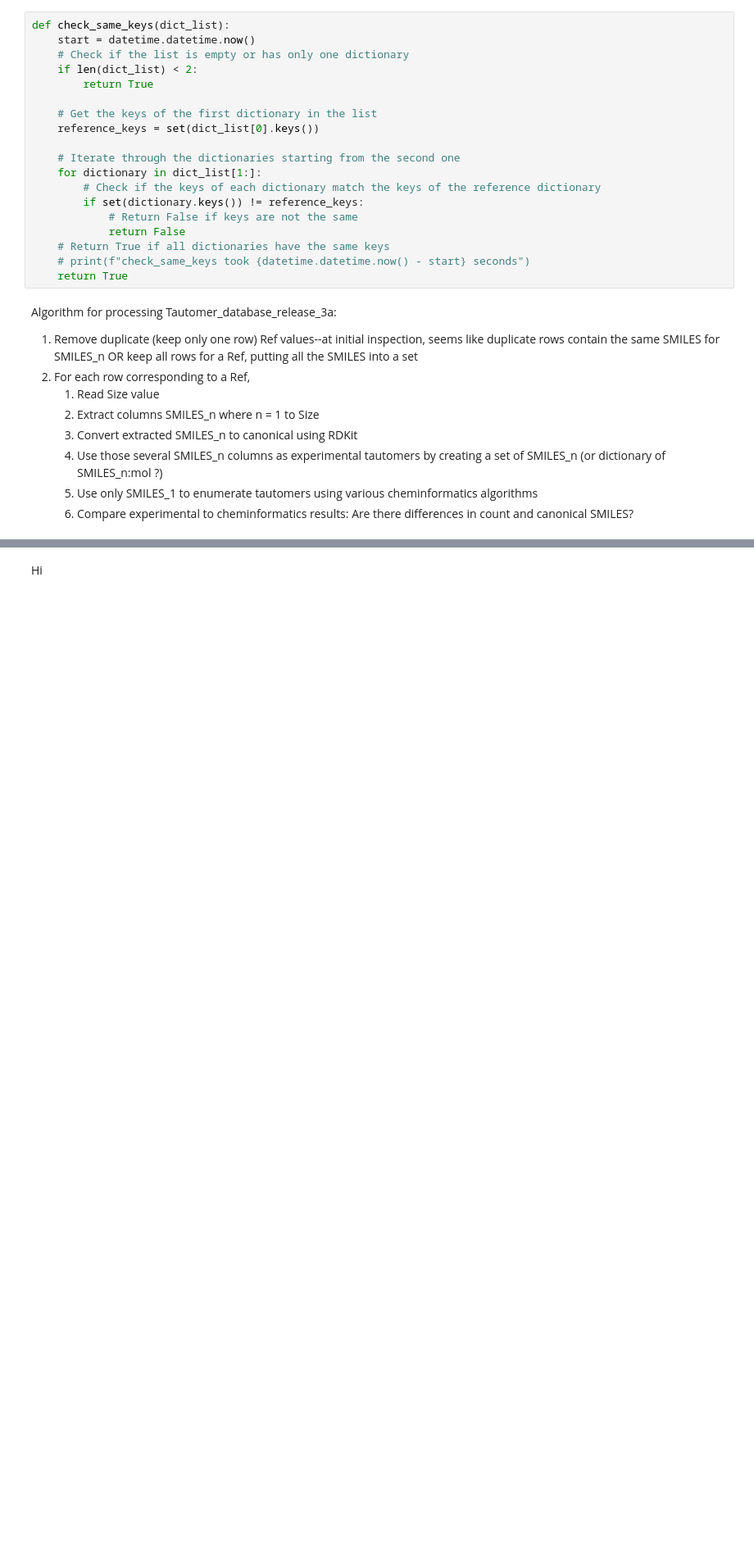
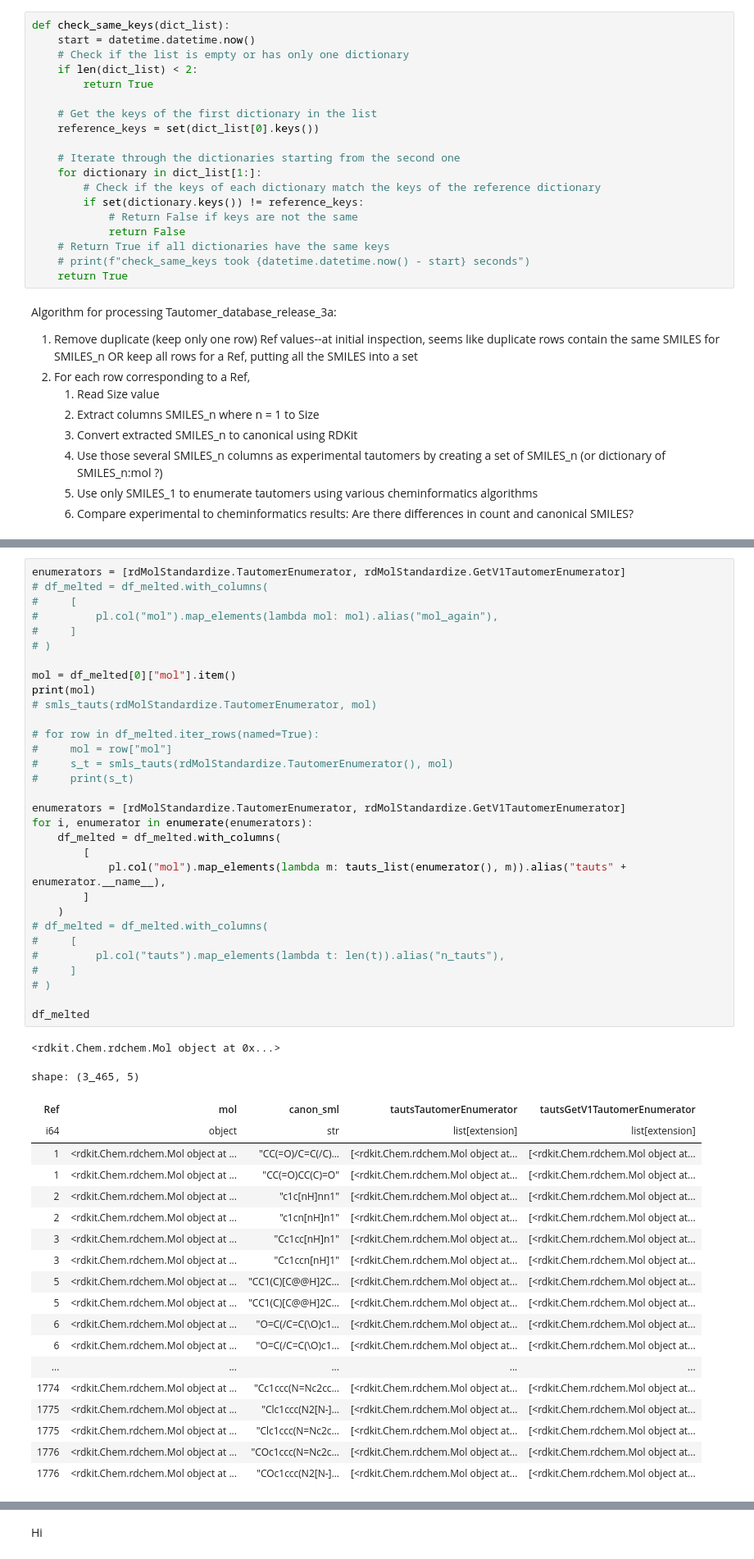
Before and after one commit to bertiewooster/bertiewooster.github.io, a Jupyter notebook: _notebooks/tautomer-algorithm-comparison.ipynb, the cells around one changed output, grey strips where cells are left out. Shown at 82% size. Cells and saved outputs as stored; diff of their text form; blank space fills up the shorter version.

```diff
--- a/_notebooks/tautomer-algorithm-comparison.ipynb
+++ b/_notebooks/tautomer-algorithm-comparison.ipynb
@@ -193,0 +146,52 @@ shape: (3_536, 2)
+# %%
+enumerators = [rdMolStandardize.TautomerEnumerator, rdMolStandardize.GetV1TautomerEnumerator]
+# df_melted = df_melted.with_columns(
+#     [
+#         pl.col("mol").map_elements(lambda mol: mol).alias("mol_again"),
+#     ]
+# )
+
+mol = df_melted[0]["mol"].item()
+print(mol)
+# smls_tauts(rdMolStandardize.TautomerEnumerator, mol)
+
+# for row in df_melted.iter_rows(named=True):
+#     mol = row["mol"]
+#     s_t = smls_tauts(rdMolStandardize.TautomerEnumerator(), mol)
+#     print(s_t)
+
+enumerators = [rdMolStandardize.TautomerEnumerator, rdMolStandardize.GetV1TautomerEnumerator]
+for i, enumerator in enumerate(enumerators):
+    df_melted = df_melted.with_columns(
+        [
+            pl.col("mol").map_elements(lambda m: tauts_list(enumerator(), m)).alias("tauts" + enumerator.__name__),
+        ]
+    )
+# df_melted = df_melted.with_columns(
+#     [
+#         pl.col("tauts").map_elements(lambda t: len(t)).alias("n_tauts"),
+#     ]
+# )
+
+df_melted
+# %% [output]
+<rdkit.Chem.rdchem.Mol object at 0x...>
+shape: (3_465, 5)
+| Ref | mol | canon_sml | tautsTautomerEnumerator | tautsGetV1TautomerEnumerator |
+| i64 | object | str | list[extension] | list[extension] |
+| 1 | <rdkit.Chem.rdchem.Mol object at ... | "CC(=O)/C=C(/C)… | [<rdkit.Chem.rdchem.Mol object at... | [<rdkit.Chem.rdchem.Mol object at... |
+| 1 | <rdkit.Chem.rdchem.Mol object at ... | "CC(=O)CC(C)=O" | [<rdkit.Chem.rdchem.Mol object at... | [<rdkit.Chem.rdchem.Mol object at... |
+| 2 | <rdkit.Chem.rdchem.Mol object at ... | "c1c[nH]nn1" | [<rdkit.Chem.rdchem.Mol object at... | [<rdkit.Chem.rdchem.Mol object at... |
+| 2 | <rdkit.Chem.rdchem.Mol object at ... | "c1cn[nH]n1" | [<rdkit.Chem.rdchem.Mol object at... | [<rdkit.Chem.rdchem.Mol object at... |
+| 3 | <rdkit.Chem.rdchem.Mol object at ... | "Cc1cc[nH]n1" | [<rdkit.Chem.rdchem.Mol object at... | [<rdkit.Chem.rdchem.Mol object at... |
+| 3 | <rdkit.Chem.rdchem.Mol object at ... | "Cc1ccn[nH]1" | [<rdkit.Chem.rdchem.Mol object at... | [<rdkit.Chem.rdchem.Mol object at... |
+| 5 | <rdkit.Chem.rdchem.Mol object at ... | "CC1(C)[C@@H]2C… | [<rdkit.Chem.rdchem.Mol object at... | [<rdkit.Chem.rdchem.Mol object at... |
+| 5 | <rdkit.Chem.rdchem.Mol object at ... | "CC1(C)[C@@H]2C… | [<rdkit.Chem.rdchem.Mol object at... | [<rdkit.Chem.rdchem.Mol object at... |
+| 6 | <rdkit.Chem.rdchem.Mol object at ... | "O=C(/C=C(\O)c1… | [<rdkit.Chem.rdchem.Mol object at... | [<rdkit.Chem.rdchem.Mol object at... |
+| 6 | <rdkit.Chem.rdchem.Mol object at ... | "O=C(/C=C(\O)c1… | [<rdkit.Chem.rdchem.Mol object at... | [<rdkit.Chem.rdchem.Mol object at... |
+| ... | ... | ... | ... | ... |
+| 1774 | <rdkit.Chem.rdchem.Mol object at ... | "Cc1ccc(N=Nc2cc… | [<rdkit.Chem.rdchem.Mol object at... | [<rdkit.Chem.rdchem.Mol object at... |
+| 1775 | <rdkit.Chem.rdchem.Mol object at ... | "Clc1ccc(N2[N-]… | [<rdkit.Chem.rdchem.Mol object at... | [<rdkit.Chem.rdchem.Mol object at... |
+| 1775 | <rdkit.Chem.rdchem.Mol object at ... | "Clc1ccc(N=Nc2c… | [<rdkit.Chem.rdchem.Mol object at... | [<rdkit.Chem.rdchem.Mol object at... |
+| 1776 | <rdkit.Chem.rdchem.Mol object at ... | "COc1ccc(N=Nc2c… | [<rdkit.Chem.rdchem.Mol object at... | [<rdkit.Chem.rdchem.Mol object at... |
+| 1776 | <rdkit.Chem.rdchem.Mol object at ... | "COc1ccc(N2[N-]… | [<rdkit.Chem.rdchem.Mol object at... | [<rdkit.Chem.rdchem.Mol object at... |
```
Also changed, not shown: parts of 14 cells of this notebook, 1 other file.
